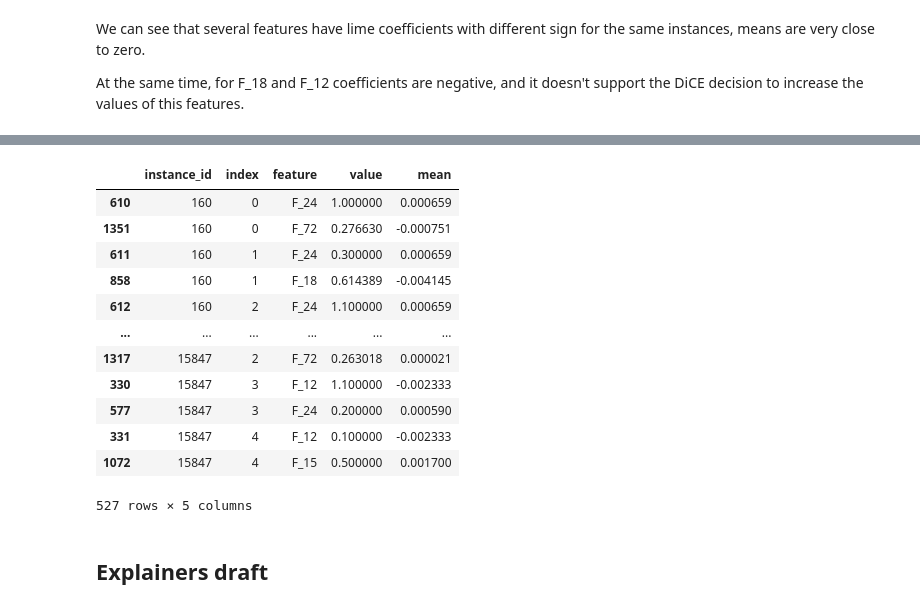
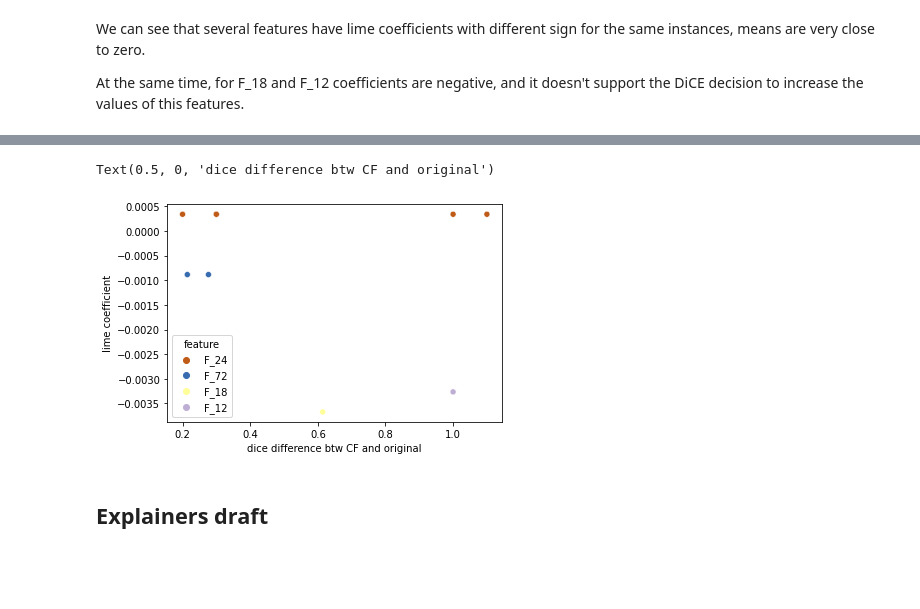
Before and after one commit to KseniaKingsep/interpretable-ml-risks, a Jupyter notebook: notebooks/1_2_CaseCI.ipynb, the cells around one changed output, grey strips where cells are left out. Cells and saved outputs as stored; diff of their text form; code cells hidden in the pictures; blank space fills up the shorter version.

```diff
--- a/notebooks/1_2_CaseCI.ipynb
+++ b/notebooks/1_2_CaseCI.ipynb
@@ -185,16 +189,0 @@ comp.wide
-# %%
-comp.long
-# %% [output]
-|  | instance_id | index | feature | value | mean |
-| 610 | 160 | 0 | F_24 | 1.000000 | 0.000659 |
-| 1351 | 160 | 0 | F_72 | 0.276630 | -0.000751 |
-| 611 | 160 | 1 | F_24 | 0.300000 | 0.000659 |
-| 858 | 160 | 1 | F_18 | 0.614389 | -0.004145 |
-| 612 | 160 | 2 | F_24 | 1.100000 | 0.000659 |
-| ... | ... | ... | ... | ... | ... |
-| 1317 | 15847 | 2 | F_72 | 0.263018 | 0.000021 |
-| 330 | 15847 | 3 | F_12 | 1.100000 | -0.002333 |
-| 577 | 15847 | 3 | F_24 | 0.200000 | 0.000590 |
-| 331 | 15847 | 4 | F_12 | 0.100000 | -0.002333 |
-| 1072 | 15847 | 4 | F_15 | 0.500000 | 0.001700 |
-527 rows × 5 columns
@@ -203,0 +190,9 @@ for i, idf in comp.long.groupby('instance_id'):
+# %%
+tmp = comp.long.query('instance_id==160')
+# %%
+sns.scatterplot(x='dice_diff', y='mean', hue='feature', data=tmp, palette='Accent_r')
+plt.ylabel('lime coefficient')
+plt.xlabel('dice difference btw CF and original')
+# %% [output]
+Text(0.5, 0, 'dice difference btw CF and original')
+[figure, added]
```
Also changed, not shown: parts of 8 cells of this notebook, 1 other file.
